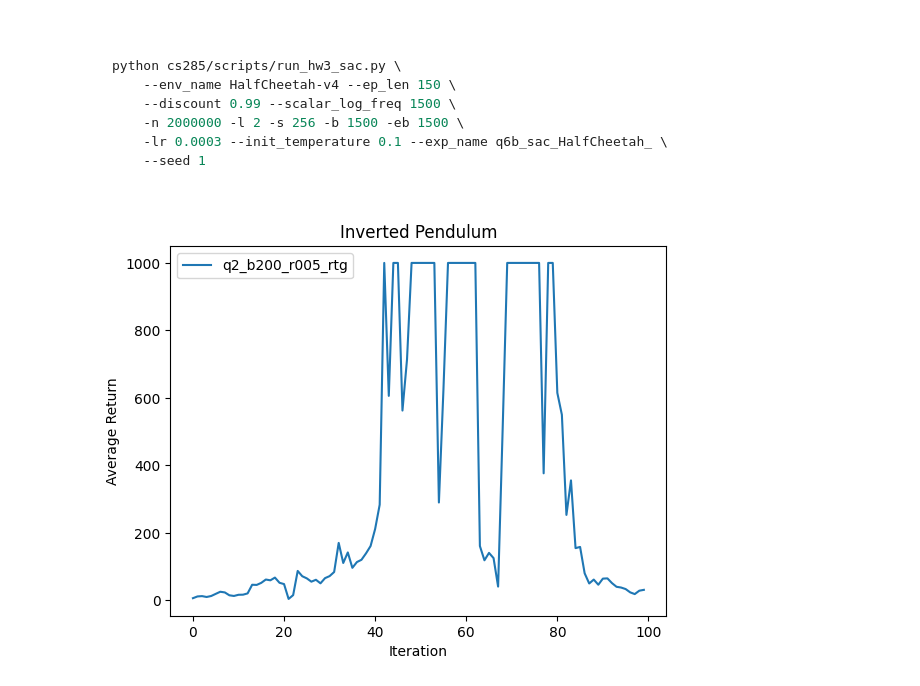
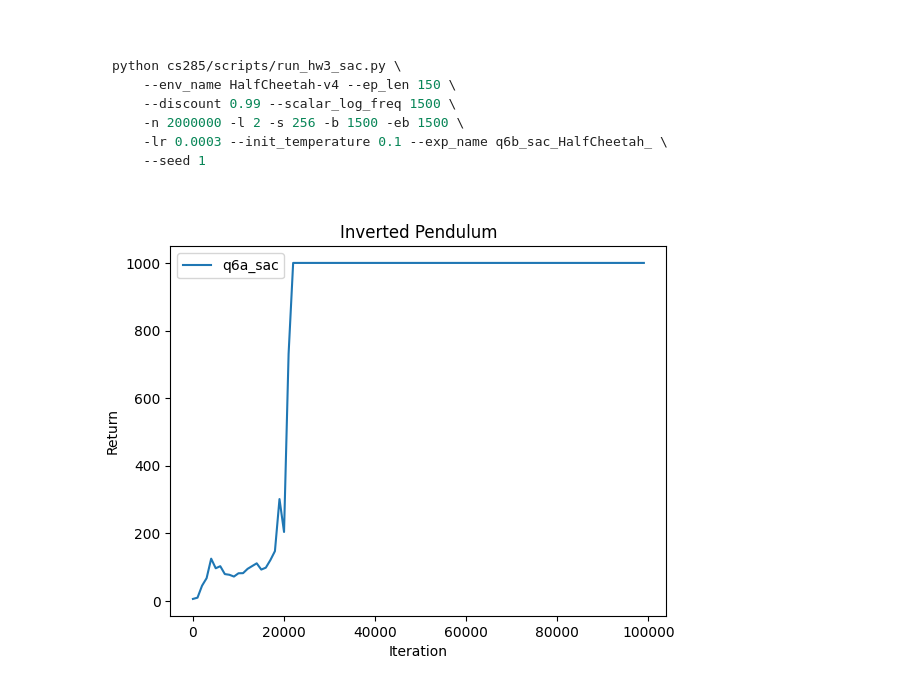
Before and after one commit to rsha256/CS285_HW, a Jupyter notebook: hw3/submit/cs285/scripts/data_viz.ipynb, the cells around one changed output. Drawn from its saved outputs; the diff is of its cells as text; code cells hidden in the pictures.

````diff
--- a/hw3/submit/cs285/scripts/data_viz.ipynb
+++ b/hw3/submit/cs285/scripts/data_viz.ipynb
@@ -200,29 +290,48 @@ python cs285/scripts/run_hw3_sac.py \
 
 ```
 # %%
-def gen_plot_ip(file_prefix, _DEBUG=False):
+def gen_plot6(file_prefix, best=False, splice=None, _DEBUG=False):
     files = glob.glob(f"../../data/{file_prefix}*")
 
     plt.figure()
     for file in files:
         # Load the data from the event file.
         event_acc = EventAccumulator(file)
         event_acc.Reload()
 
         if _DEBUG:
             # Show all tags in the log file
             print(event_acc.Tags())
 
-        times, step_nums, vals = zip(*event_acc.Scalars('Eval_AverageReturn'))
+        times, step_nums, vals = zip(*event_acc.Scalars('Train_AverageReturn'))
+        i = int(file[file.index("q") + 1])
+        lbl = file[i:].split("c_")[0] + 'c'
+        lbl = lbl[5:]
 
-        lbl = file.split("q2_pg_")[1].split("_dsa_InvertedPendulum-v4")[0]
         plt.plot(step_nums, np.array(vals), label=lbl)
+
+        if best:
+            arg2 = "Train_BestReturn"
+            times2, step_nums2, vals2 = zip(*event_acc.Scalars(arg2))
+            plt.plot(step_nums2, np.array(vals2), label="best mean reward".title())
+
         plt.legend()
-        plt.title("Inverted Pendulum")
+        ttl1 = file.split("-v")[0][1:].split("_")[-1].split(".")[0]
+        ttl1 = rename.get(ttl1, ttl1)
+        ttl2 = lbl
+        ttl2 = rename.get(ttl2, ttl2)
+        # print(ttl1, ttl2)
+        if ttl1 != ttl2: ttl1 += f" ({ttl2})"
+        if '(' in ttl1:
+            ttl1 = ttl1[:ttl1.index('(')-1]
+    if best:
+        plt.title(f"{ttl1} Performance")
+    else:
+        plt.title(ttl1)
     plt.xlabel('Iteration')
-    plt.ylabel('Average Return')
+    plt.ylabel('Return')
     plt.show()
 
-gen_plot_ip("q2_pg_q2_b200_r005_rtg_dsa_InvertedPendulum-v4_27-09-2022_17-02-04")
+gen_plot6("q6a")
 # %% [output]
-[figure, old version]
+[figure, new version]
````
Also changed, not shown: parts of 12 cells of this notebook, 14 other files.
